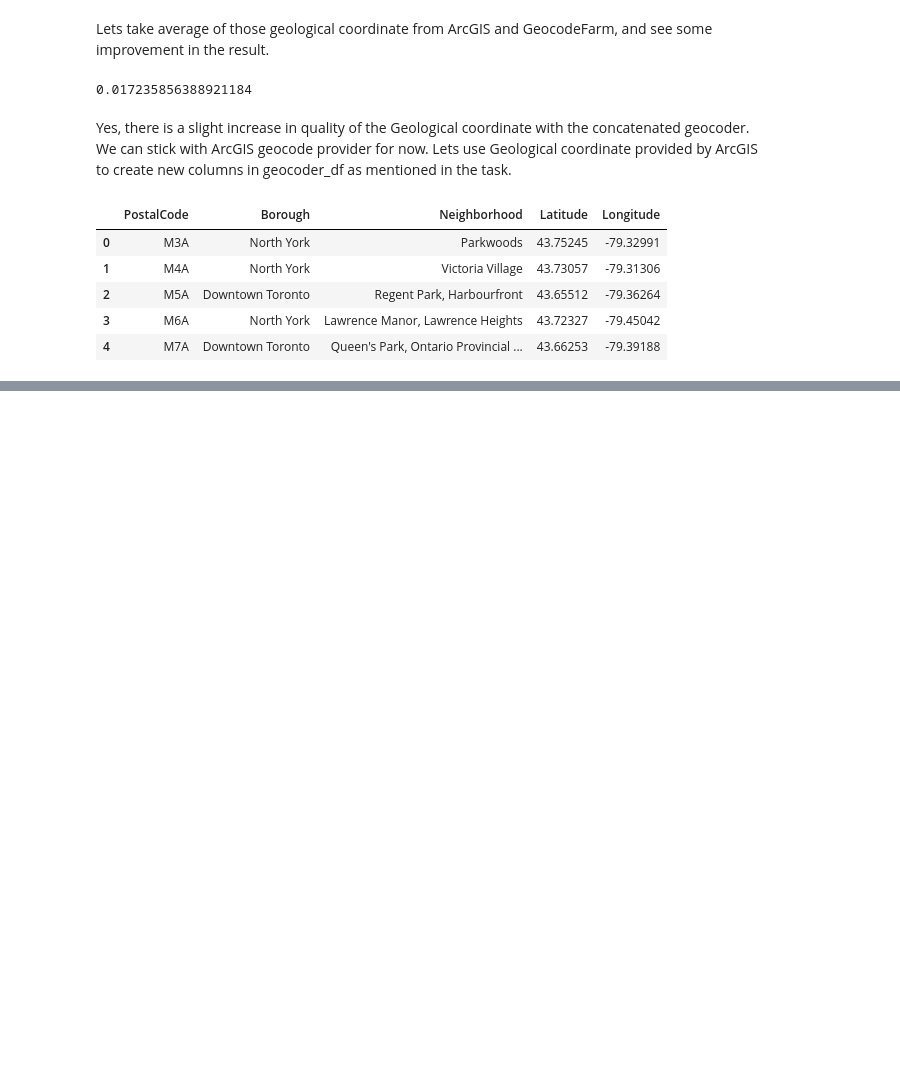
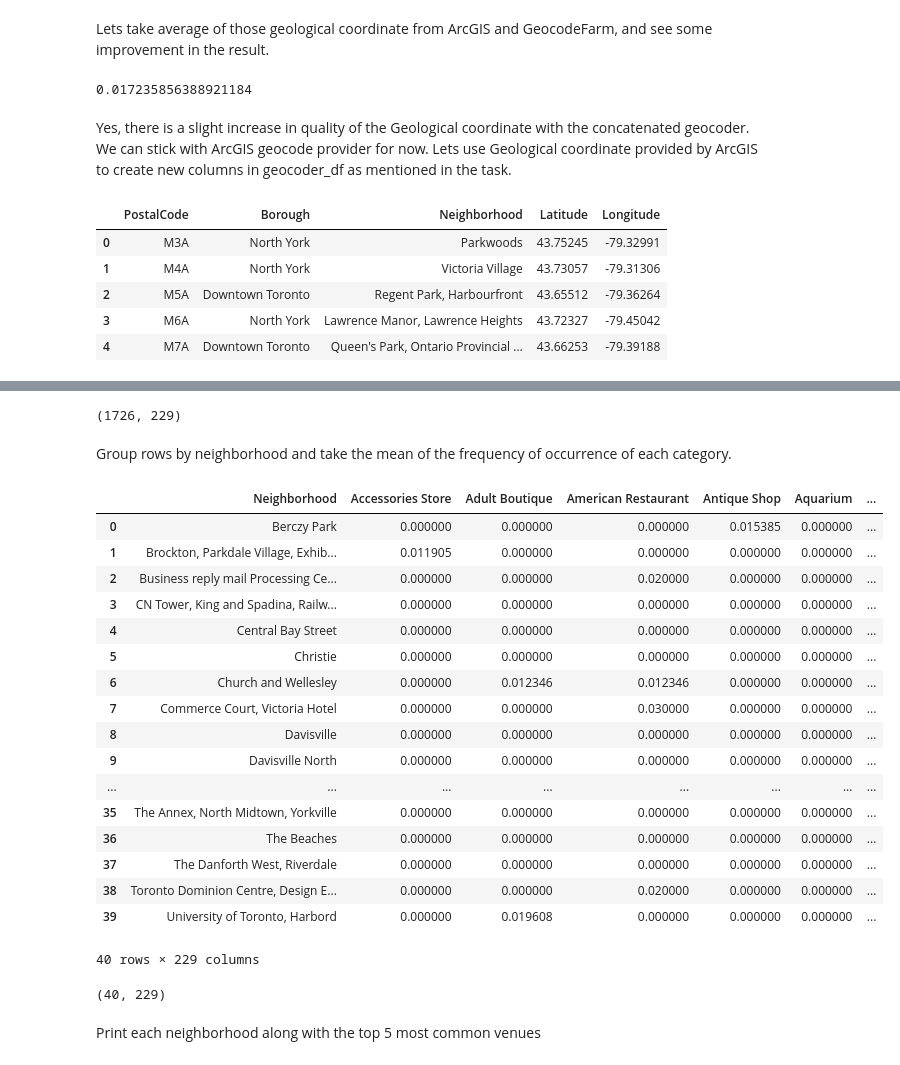
Before and after one commit to MohammedIsmailP/Coursera_Capstone, a Jupyter notebook: Segmenting and Clustering Neighborhoods in Toronto.ipynb, the cells around one changed output, grey strips where cells are left out. Drawn from its saved outputs; the diff is of its cells as text; code cells hidden in the pictures; blank space fills up the shorter version.

Commit message:
Added 'Clustering Toronto' section in 'Segmenting and Clustering Neighborhoods in Toronto.ipynb'

```diff
--- a/Segmenting and Clustering Neighborhoods in Toronto.ipynb
+++ b/Segmenting and Clustering Neighborhoods in Toronto.ipynb
@@ -180,0 +281,3 @@ Successfully created new columns - Latitude, Longitude - in geocoder_df
+# %%
+results = requests.get(url).json()
+results
@@ -180,0 +316,16 @@ Successfully created new columns - Latitude, Longitude - in geocoder_df
+# %%
+venues = results['response']['groups'][0]['items']
+
+nearby_venues = pd.json_normalize(venues) # flatten JSON
+
+# filter columns
+filtered_columns = ['venue.name', 'venue.categories', 'venue.location.lat', 'venue.location.lng']
+nearby_venues = nearby_venues[filtered_columns]
+
+# filter the category for each row
+nearby_venues['venue.categories'] = nearby_venues.apply(get_category_type, axis=1)
+
+# clean columns
+nearby_venues.columns = [col.split(".")[-1] for col in nearby_venues.columns]
+
+nearby_venues.head()
@@ -180,0 +387,5 @@ Successfully created new columns - Latitude, Longitude - in geocoder_df
+# %%
+toronto_venues = getNearbyVenues(names=toronto_df['Neighborhood'],
+                                   latitudes=toronto_df['Latitude'],
+                                   longitudes=toronto_df['Longitude']
+                                  )
@@ -180,0 +450,12 @@ Successfully created new columns - Latitude, Longitude - in geocoder_df
+# %%
+# one hot encoding
+toronto_onehot = pd.get_dummies(toronto_venues[['Venue Category']], prefix="", prefix_sep="")
+
+# add neighborhood column back to dataframe
+toronto_onehot['Neighborhood'] = toronto_venues['Neighborhood']
+
+# move neighborhood column to the first column
+fixed_columns = ['Neighborhood'] + list(toronto_onehot.columns.drop('Neighborhood'))
+toronto_onehot = toronto_onehot[fixed_columns]
+
+toronto_onehot.head()
@@ -180,0 +470,34 @@ Successfully created new columns - Latitude, Longitude - in geocoder_df
+# %%
+toronto_onehot.shape
+# %% [output]
+(1726, 229)
+# %% [markdown]
+Group rows by neighborhood and take the mean of the frequency of occurrence of each category.
+# %%
+toronto_grouped = toronto_onehot.groupby('Neighborhood').mean().reset_index()
+toronto_grouped
+# %% [output]
+|  | Neighborhood | Accessories Store | Adult Boutique | American Restaurant | Antique Shop | Aquarium | ... |
+| 0 | Berczy Park | 0.000000 | 0.000000 | 0.000000 | 0.015385 | 0.000000 | ... |
+| 1 | Brockton, Parkdale Village, Exhib... | 0.011905 | 0.000000 | 0.000000 | 0.000000 | 0.000000 | ... |
+| 2 | Business reply mail Processing Ce... | 0.000000 | 0.000000 | 0.020000 | 0.000000 | 0.000000 | ... |
+| 3 | CN Tower, King and Spadina, Railw... | 0.000000 | 0.000000 | 0.000000 | 0.000000 | 0.000000 | ... |
+| 4 | Central Bay Street | 0.000000 | 0.000000 | 0.000000 | 0.000000 | 0.000000 | ... |
+| 5 | Christie | 0.000000 | 0.000000 | 0.000000 | 0.000000 | 0.000000 | ... |
+| 6 | Church and Wellesley | 0.000000 | 0.012346 | 0.012346 | 0.000000 | 0.000000 | ... |
+| 7 | Commerce Court, Victoria Hotel | 0.000000 | 0.000000 | 0.030000 | 0.000000 | 0.000000 | ... |
+| 8 | Davisville | 0.000000 | 0.000000 | 0.000000 | 0.000000 | 0.000000 | ... |
+| 9 | Davisville North | 0.000000 | 0.000000 | 0.000000 | 0.000000 | 0.000000 | ... |
+| ... | ... | ... | ... | ... | ... | ... | ... |
+| 35 | The Annex, North Midtown, Yorkville | 0.000000 | 0.000000 | 0.000000 | 0.000000 | 0.000000 | ... |
+| 36 | The Beaches | 0.000000 | 0.000000 | 0.000000 | 0.000000 | 0.000000 | ... |
+| 37 | The Danforth West, Riverdale | 0.000000 | 0.000000 | 0.000000 | 0.000000 | 0.000000 | ... |
+| 38 | Toronto Dominion Centre, Design E... | 0.000000 | 0.000000 | 0.020000 | 0.000000 | 0.000000 | ... |
+| 39 | University of Toronto, Harbord | 0.000000 | 0.019608 | 0.000000 | 0.000000 | 0.000000 | ... |
+40 rows × 229 columns
+# %%
+toronto_grouped.shape
+# %% [output]
+(40, 229)
+# %% [markdown]
+Print each neighborhood along with the top 5 most common venues
```
Also changed, not shown: parts of 69 cells of this notebook, 1 other file.
